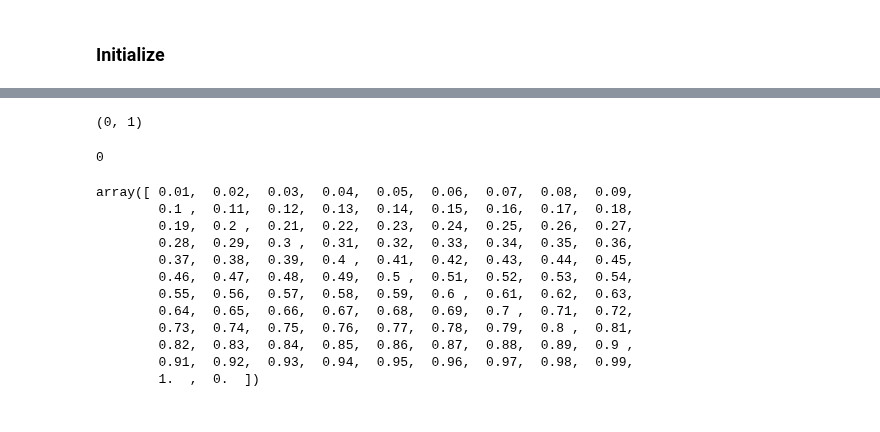
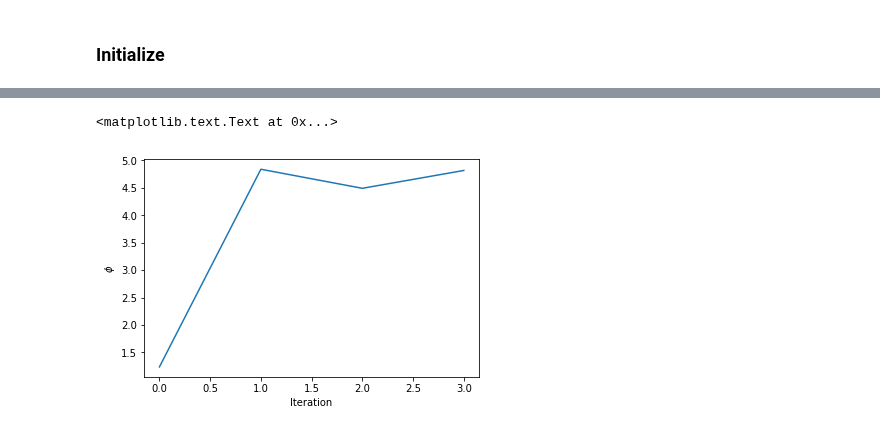
Before and after one commit to cranmer/active_sciencing, a Jupyter notebook: active_sciencing.ipynb, the cells around one changed output, grey strips where cells are left out. Cells and saved outputs as stored; diff of their text form; code cells hidden in the pictures.

Commit message:
Fix initialisation of walkers, use KDE for PDF, plot prior after each iteration and evaluation of phi

```diff
--- a/active_sciencing.ipynb
+++ b/active_sciencing.ipynb
@@ -185,36 +174,30 @@ def design_next_experiment(prior):
 ## Run the loop
 # %% [markdown]
 ### Initialize
+# %%
+tempdata = np.random.uniform(0., 2*np.pi, 100000)
+prior_theta = Distribution('p(theta)', range=(0., 2*np.pi), samples=tempdata)
+
+n_science_iterations = 4
+phi_history = []
+prior_history = []
+
+phi = 1.2345
 # %%
-phi = 1.5 * np.pi
+for i_experiment in range(n_science_iterations):
+    print("Experimental settings ({}):".format(i_experiment), phi)
 
-tempdata = np.random.uniform(0,2*np.pi,100000)
-prior_theta = Distribution('p(theta)', range=(0,2*np.pi), samples=tempdata)
-prior_theta.hist()
-
-n_science_iterations = 10
-phi_history = []
-prior_history = []
-
-for i_experiment in range(n_science_iterations):
     phi_history.append(phi)
     prior_history.append(prior_theta)
-    prior_theta.hist()
-    plt.show()
 
     # run experiment with configuration given by phi
     real_data = collect_data(phi)
 
-    #update new prior = posterior from previous experiment
+    # update new prior = posterior from previous experiment
     prior_theta = calculate_posterior(prior_theta, real_data, phi)
 
     #design new experiment given current knowledge
-    phi, phi_iter=design_next_experiment(prior_theta)
-    print(i_experiment, phi, phi_iter)
+    phi, phi_iter = design_next_experiment(prior_theta)
 
-
-    #plt.plot(range(i_experiment+1),phi_history)
-
-
-#make some plots of prior, and phi
+    print('next phi:', phi, "phi's tested in gp_min:", phi_iter)
 # %% [output]
@@ -260,24 +212,7 @@ tempDist.hist()
-# %%
-blah=(0,1)
-blah
-# %% [output]
-(0, 1)
-# %%
-blah[0]
-# %% [output]
-0
-# %%
-np.roll(np.linspace(0,1,101),-1)
-# %% [output]
-array([ 0.01,  0.02,  0.03,  0.04,  0.05,  0.06,  0.07,  0.08,  0.09,
-        0.1 ,  0.11,  0.12,  0.13,  0.14,  0.15,  0.16,  0.17,  0.18,
-        0.19,  0.2 ,  0.21,  0.22,  0.23,  0.24,  0.25,  0.26,  0.27,
-        0.28,  0.29,  0.3 ,  0.31,  0.32,  0.33,  0.34,  0.35,  0.36,
-        0.37,  0.38,  0.39,  0.4 ,  0.41,  0.42,  0.43,  0.44,  0.45,
-        0.46,  0.47,  0.48,  0.49,  0.5 ,  0.51,  0.52,  0.53,  0.54,
-        0.55,  0.56,  0.57,  0.58,  0.59,  0.6 ,  0.61,  0.62,  0.63,
-        0.64,  0.65,  0.66,  0.67,  0.68,  0.69,  0.7 ,  0.71,  0.72,
-        0.73,  0.74,  0.75,  0.76,  0.77,  0.78,  0.79,  0.8 ,  0.81,
-        0.82,  0.83,  0.84,  0.85,  0.86,  0.87,  0.88,  0.89,  0.9 ,
-        0.91,  0.92,  0.93,  0.94,  0.95,  0.96,  0.97,  0.98,  0.99,
-        1.  ,  0.  ])
+# %%
+plt.plot(phi_history)
+plt.xlabel('Iteration')
+plt.ylabel('$\phi$')
+# %% [output]
+<matplotlib.text.Text at 0x...>
+[figure, added]
```
Also changed, not shown: parts of 13 cells of this notebook, 1 other file.
